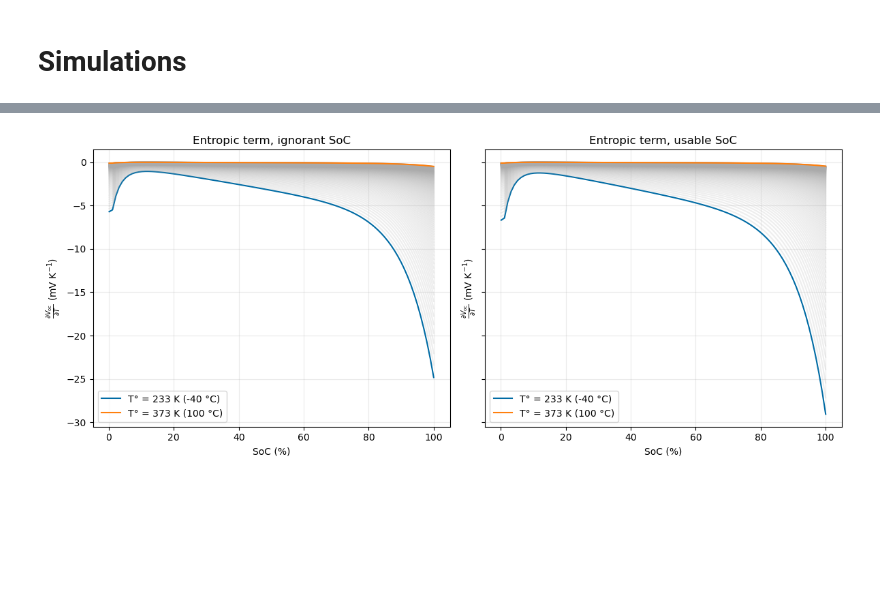
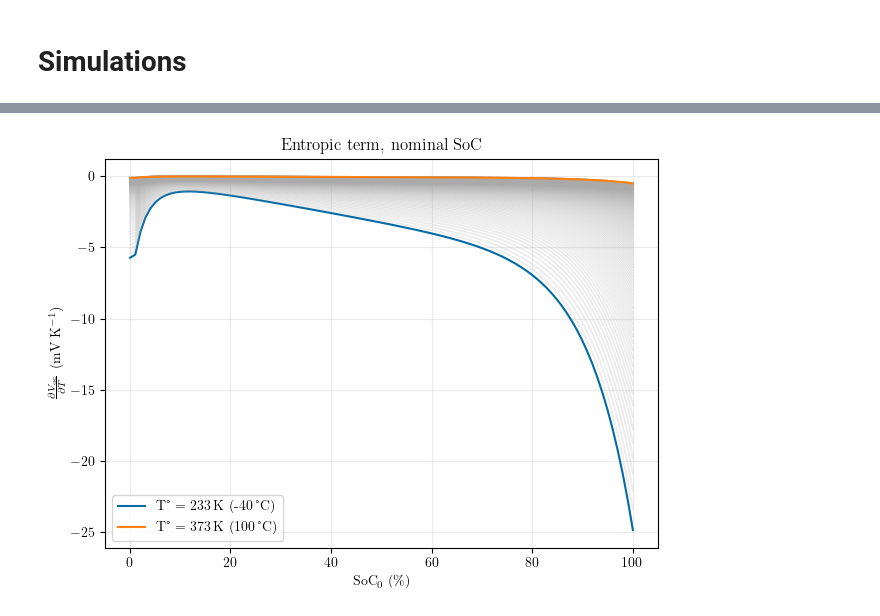
Before and after one commit to prognostics-lab/lion, a Jupyter notebook: experiments.ipynb, the cells around one changed output, grey strips where cells are left out. Cells and saved outputs as stored; diff of their text form; code cells hidden in the pictures; blank space fills up the shorter version.

```diff
--- a/experiments.ipynb
+++ b/experiments.ipynb
@@ -74,6 +83,6 @@ plt.style.use("tableau-colorblind10")
 # %%
 # Temperature model parameters
-T_REF = 2.730e2
+T_REF = 2.980e2
 ALPHA = -5.738
 BETA = 2.099e2
 
@@ -139,21 +148,21 @@ def celsius_to_kelvin(deg):
 def kelvin_to_celsius(deg):
     return deg - ZERO_CELSIUS_IN_KELVIN
 # %%
-fig, (ax, ax_coeff) = plt.subplots(1, 2)
-soc = np.linspace(0, 1.1, 100)
+fig, (ax, ax_coeff) = plt.subplots(1, 2, figsize=(10, 5))
+soc = np.linspace(0, 1, 100)
 temperatures = np.linspace(celsius_to_kelvin(-40), celsius_to_kelvin(80), 100)
 
 for t in temperatures:
     soc_t = calculate_soc_with_temperature(soc, t)
     if t == temperatures[0] or t == temperatures[-1]:
-        ax.plot(100 * soc, 100 * soc_t, label=f"T° = {t:.0f} K ({kelvin_to_celsius(t):.0f} °C)")
+        ax.plot(100 * soc, 100 * soc_t, label=f"T° = {t:.0f}\\,K ({kelvin_to_celsius(t):.0f}\\,°C)")
     else:
         ax.plot(100 * soc, 100 * soc_t, alpha=0.1, color="#aaa")
 ax.plot(100 * soc, 100 * soc, linestyle="--", color="#000", label="Identity")
 ax.set_title("SoC variation with temperature")
 ax.grid(alpha=0.25)
-ax.set_xlabel(r"$\overline{\mathrm{SoC}}$ (%)")
-ax.set_ylabel("SoC (%)")
+ax.set_xlabel(r"$\mathrm{SoC}_0$ (\%)")
+ax.set_ylabel("SoC (\\%)")
 ax.legend()
 
 ax_coeff.plot(temperatures, 1 / calculate_soc_coeff(temperatures))
@@ -163,5 +172,6 @@ ax_coeff.set_ylabel(r"$\frac{1}{\kappa}$ (-)")
 
 fig.tight_layout()
 
+fig.savefig(os.path.join(TEMP_IMG_DIR, f"soc_shift.{SAVE_FMT}"), **SAVEFIG_PARAMS)
 plt.show()
 # %% [output]
@@ -174,25 +184,26 @@ temperatures = np.linspace(celsius_to_kelvin(-40), celsius_to_kelvin(100), 100)
 ax.plot(100 * soc, calculate_ocv(soc))
 ax.set_title("No T° consideration")
 ax.grid(alpha=0.25)
-ax.set_xlabel("SoC (%)")
+ax.set_xlabel("$\\mathrm{{SoC}}_0$ (\\%)")
 ax.set_ylabel("$V_{{oc}}$ (V)")
 
 for t in temperatures:
     soc_t = calculate_soc_with_temperature(soc, t)
     ocv = calculate_ocv(soc_t)
     if t == temperatures[0] or t == temperatures[-1]:
-        ax_t.plot(100 * soc, ocv, label=f"T° = {t:.0f} K ({kelvin_to_celsius(t):.0f} °C)")
+        ax_t.plot(100 * soc, ocv, label=f"T° = {t:.0f}\\,K ({kelvin_to_celsius(t):.0f}\\,°C)")
     else:
         ax_t.plot(100 * soc, ocv, alpha=0.1, color="#aaa")
 ax_t.plot(100 * soc, calculate_ocv(soc), linestyle="--", color="#000", label="No T° modelling")
 ax_t.set_title("T° consideration")
 ax_t.grid(alpha=0.25)
-ax_t.set_xlabel("SoC (%)")
+ax_t.set_xlabel("$\\mathrm{{SoC}}_0$ (\\%)")
 # ax_t.set_ylabel("$V_{{oc}}$ (V)")
 ax_t.legend()
 
 fig.suptitle("OCV curve with T° consideration through capacity changes")
 fig.tight_layout()
 
+fig.savefig(os.path.join(TEMP_IMG_DIR, f"ocv.{SAVE_FMT}"), **SAVEFIG_PARAMS)
 plt.show()
 # %% [output]
@@ -200,30 +211,23 @@ plt.show()
 # %%
-fig, (ax1, ax2) = plt.subplots(1, 2, sharey=True, figsize=(12, 5))
+fig, ax = plt.subplots()
 soc = np.linspace(0.001, 1, 100)
 temperatures = np.linspace(celsius_to_kelvin(-40), celsius_to_kelvin(100), 200)
 
 for t in temperatures:
     if t == temperatures[0] or t == temperatures[-1]:
-        ax1.plot(100 * soc, 1e3 * calculate_entropy_change(t, soc), label=f"T° = {t:.0f} K ({kelvin_to_celsius(t):.0f} °C)")
-        ax2.plot(100 * soc, 1e3 * calculate_entropy_change_kappa(t, soc), label=f"T° = {t:.0f} K ({kelvin_to_celsius(t):.0f} °C)")
+        ax.plot(100 * soc, 1e3 * calculate_entropy_change(t, soc), label=f"T° = {t:.0f}\\,K ({kelvin_to_celsius(t):.0f}\\,°C)")
     else:
-        ax1.plot(100 * soc, 1e3 * calculate_entropy_change(t, soc), alpha=0.2, color="#aaa")
-        ax2.plot(100 * soc, 1e3 * calculate_entropy_change_kappa(t, soc), alpha=0.2, color="#aaa")
+        ax.plot(100 * soc, 1e3 * calculate_entropy_change(t, soc), alpha=0.2, color="#aaa")
 
-ax1.set_title("Entropic term, ignorant SoC")
-ax1.grid(alpha=0.25)
-ax1.set_xlabel("SoC (%)")
-ax1.set_ylabel(r"$\frac{\partial V_{\mathrm{oc}}}{\partial T}$ (mV K$^{-1}$)")
-ax1.legend()
-
-ax2.set_title("Entropic term, usable SoC")
-ax2.grid(alpha=0.25)
-ax2.set_xlabel("SoC (%)")
-ax2.set_ylabel(r"$\frac{\partial V_{\mathrm{oc}}}{\partial T}$ (mV K$^{-1}$)")
-ax2.legend()
+ax.set_title("Entropic term, nominal SoC")
+ax.grid(alpha=0.25)
+ax.set_xlabel("$\\mathrm{{SoC}}_0$ (\\%)")
+ax.set_ylabel(r"$\frac{\partial V_{\mathrm{oc}}}{\partial T}$ (mV K$^{-1}$)")
+ax.legend()
 
 fig.tight_layout()
 
+fig.savefig(os.path.join(TEMP_IMG_DIR, f"entropy_change.{SAVE_FMT}"), **SAVEFIG_PARAMS)
 plt.show()
 # %% [output]
-[figure, old version]
+[figure, new version]
```
Also changed, not shown: parts of 3 cells of this notebook.
